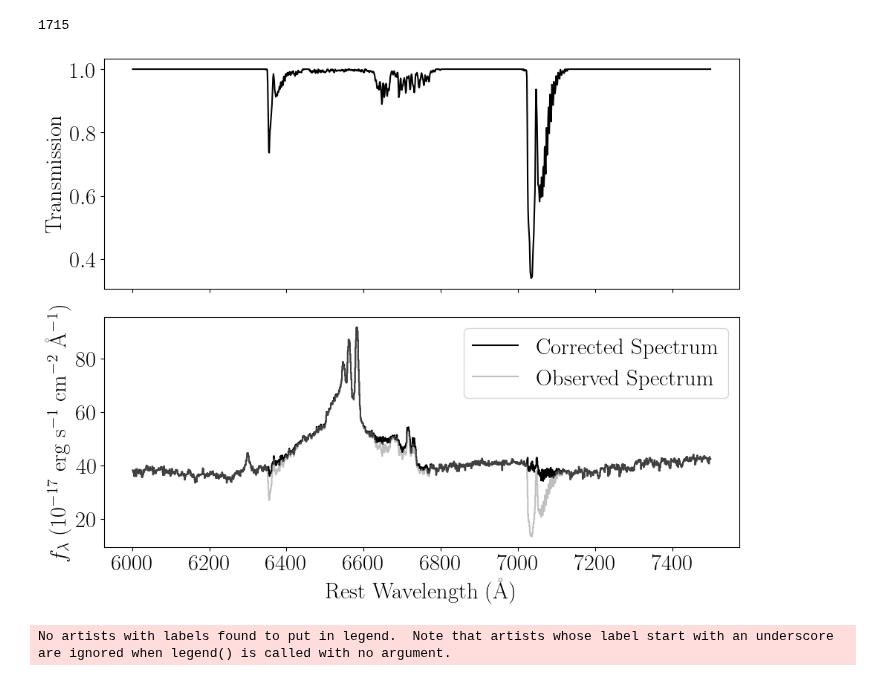
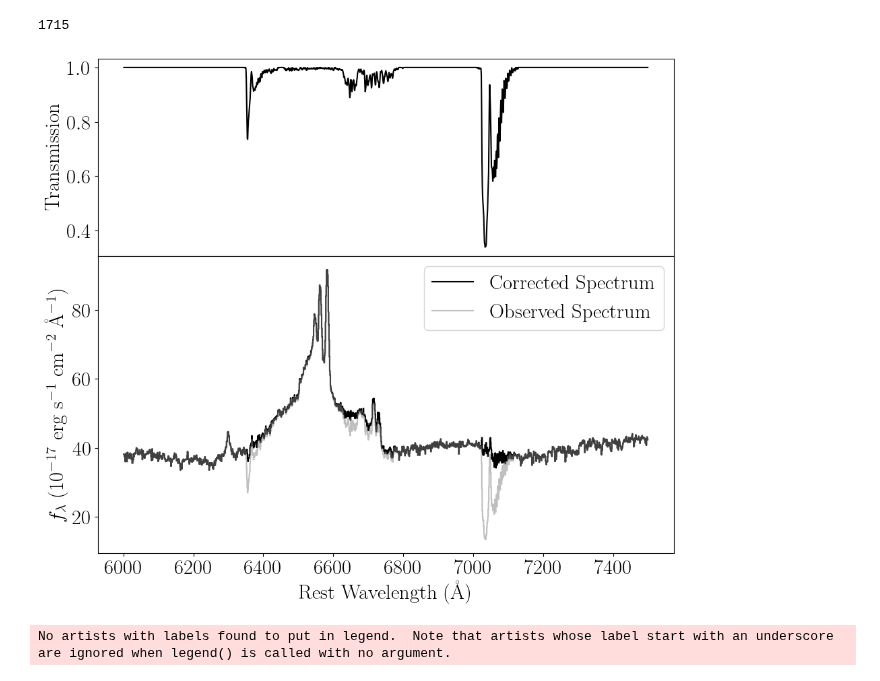
Before and after one commit to seratsaad/ticktock, a Jupyter notebook: Spectral Decomposition - Optical - Halpha.ipynb, the cells around one changed output. Cells and saved outputs as stored; diff of their text form; code cells hidden in the pictures.

```diff
--- a/Spectral Decomposition - Optical - Halpha.ipynb
+++ b/Spectral Decomposition - Optical - Halpha.ipynb
@@ -209,70 +250,49 @@ standard_flux[mask3] = 1
 standard_flux[mask4] = 1
 
 
 
 bin_size = 1
 bins = np.arange(start=min(np.min(source_wl), np.min(standard_wl)), stop=max(np.max(source_wl), np.max(standard_wl)) + bin_size, step=bin_size)
 bin_centers = 0.5 * (bins[:-1] + bins[1:])
 wavelength = bin_centers
 
 
 indices1 = np.digitize(source_wl, bins) - 1
 indices2 = np.digitize(standard_wl, bins) - 1
 source_flux = np.array([np.mean(source_flux[indices1 == i]) for i in range(len(bin_centers))])
 standard_flux = np.array([np.mean(standard_flux[indices2 == i]) for i in range(len(bin_centers))])
 binned_err = np.array([np.mean(source_err[indices1 == i]) for i in range(len(bin_centers))])
 
 
 
-plt.rc('text',usetex=True)
-
+plt.rc('text', usetex=True)
 plt.rcParams.update({
     'font.family': 'serif',
     'font.size': 22
 })
 
-fig, axs = plt.subplots(nrows=2, ncols=1, figsize=(10, 8), sharex=True)
+fig = plt.figure(figsize=(10, 8))
+gs = GridSpec(3, 1, height_ratios=[2, 3, 0], hspace=0)
 
-# Standard Flux
-axs[0].plot(wavelength, standard_flux, color='black')
-#axs[1].axvline(x=6170, color='b', linestyle='--', linewidth=1)
-#axs[1].axvline(x=6340, color='b', linestyle='--', linewidth=1)
-#axs[1].axvline(x=6450, color='b', linestyle='--', linewidth=1)
-#axs[1].axvline(x=6600, color='b', linestyle='--', linewidth=1)
-#axs[1].axvline(x=6800, color='b', linestyle='--', linewidth=1)
-#axs[1].axvline(x=7010, color='b', linestyle='--', linewidth=1)
-#axs[1].axvline(x=7130, color='b', linestyle='--', linewidth=1)
-#axs[1].set_title('Standard Flux vs. Wavelength')
-#axs[0].set_xlabel('Wavelength ($\AA$)')
-axs[0].set_ylabel('Transmission')
+ax1 = fig.add_subplot(gs[0])
+ax2 = fig.add_subplot(gs[1])
+# Plotting on the first axis
+ax1.plot(wavelength, standard_flux, color='black')
+ax1.set_ylabel('Transmission')
+ax1.tick_params(labelbottom=False)
 
-
-# Source Flux
-
-
-axs[1].plot(wavelength, source_flux/standard_flux, color='black', label='Corrected Spectrum', drawstyle='steps-mid')
-axs[1].plot(wavelength, source_flux, color='grey', label='Observed Spectrum', drawstyle='steps-mid', alpha=0.5)
-
-
-#axs[0].axvline(x=6370, color='b', linestyle='--', linewidth=1, label="OI")
-#axs[0].axvline(x=6303, color='b', linestyle='--', linewidth=1, label="OI")
-#axs[0].set_title('Source Flux vs. Wavelength')
-axs[1].set_xlabel('Rest Wavelength (\AA)')
-axs[1].set_ylabel("$f_{\lambda}$ (10$^{-17}$ erg s$^{-1}$ cm$^{-2}$ \AA$^{-1}$)")
-axs[1].legend()
-
-
-# Corrected Source Flux
-#axs[2].plot(wavelength, source_flux / standard_flux, color='green')
-#axs[2].set_title('Corrected Source Flux vs. Wavelength')
-#axs[2].set_xlabel('Wavelength (nm)')
-#axs[2].set_ylabel('flux')
+# Plotting on the second axis
+ax2.plot(wavelength, source_flux / standard_flux, color='black', label='Corrected Spectrum', drawstyle='steps-mid')
+ax2.plot(wavelength, source_flux, color='grey', label='Observed Spectrum', drawstyle='steps-mid', alpha=0.5)
+ax2.set_xlabel('Rest Wavelength (\AA)')
+ax2.set_ylabel("$f_{\lambda}$ (10$^{-17}$ erg s$^{-1}$ cm$^{-2}$ \AA$^{-1}$)")
+ax2.legend()
 
 plt.tight_layout()
 plt.savefig("spectrum_correction.pdf", format='pdf', dpi=300)
 plt.show()
 # %% [output]
-[figure, old version]
+[figure, new version]
 # %%
 corrected_flux = source_flux / standard_flux
 corrected_wl = bin_centers
```
Also changed, not shown: parts of 5 cells of this notebook, 2 other files.
